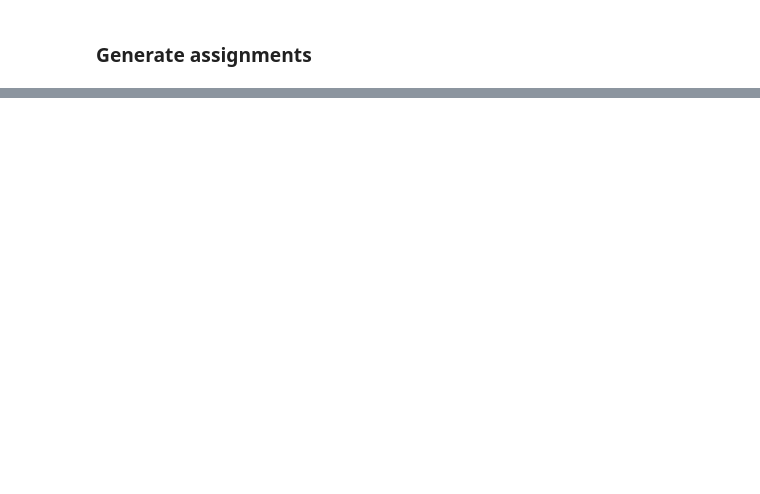
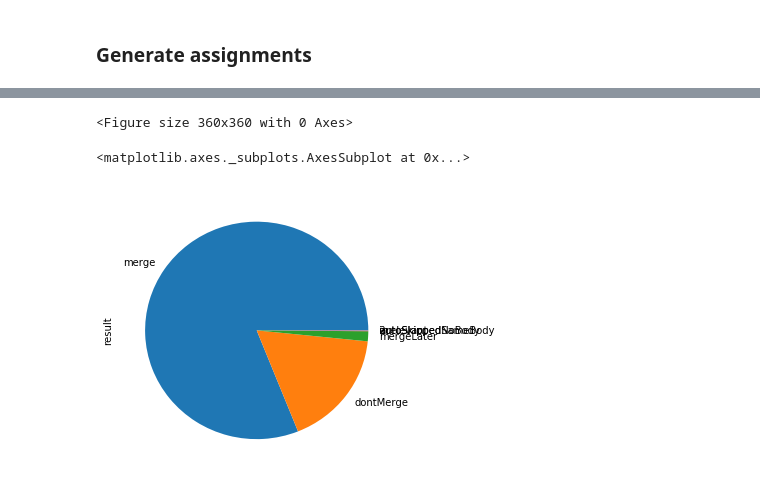
Before and after one commit to stuarteberg/random-hemibrain-notebooks, a Jupyter notebook: remaining-onehop.ipynb, the cells around one changed output, grey strips where cells are left out. Drawn from its saved outputs; the diff is of its cells as text; code cells hidden in the pictures; blank space fills up the shorter version.

```diff
--- a/remaining-onehop.ipynb
+++ b/remaining-onehop.ipynb
@@ -335,0 +653,11 @@ _ = generate_focused_assignment(favorite_onehop_df.loc[_choices],
+# %%
+# Append score from it1 table
+assigned_it1_decisions = assigned_it1_decisions.merge(it1_df[['id_a', 'id_b', 'score']],
+                                                      on=['id_a', 'id_b'], how='left')
+# %%
+assigned_it1_decisions['body_a'] = master_mapper.apply(assigned_it1_decisions['id_a'].values, True)
+assigned_it1_decisions['body_b'] = master_mapper.apply(assigned_it1_decisions['id_b'].values, True)
+# %%
+# Append results
+assigned_it1_decisions = assigned_it1_decisions.merge(previous_focused_decisions[['id_a', 'id_b', 'result']],
+                                                      on=['id_a', 'id_b'], how='left')
@@ -335,0 +673,15 @@ _ = generate_focused_assignment(favorite_onehop_df.loc[_choices],
+# %%
+from matplotlib import pylab as plt
+plt.rcParams['figure.figsize'] = [5, 5]
+
+plt.subplots_adjust(top=1, bottom=0, wspace=None, hspace=None)
+#plt.clf()
+#plt.cla()
+#plt.close()
+# %% [output]
+<Figure size 360x360 with 0 Axes>
+# %%
+assigned_it1_decisions['result'].value_counts().plot(kind='pie')
+# %% [output]
+<matplotlib.axes._subplots.AxesSubplot at 0x...>
+[figure, added]
```
Also changed, not shown: parts of 123 cells of this notebook, 3 other files.
